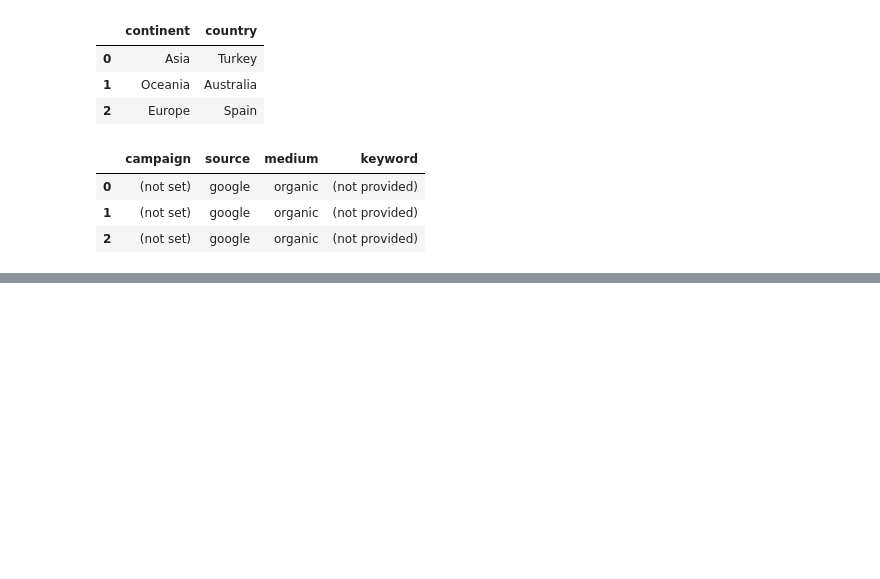
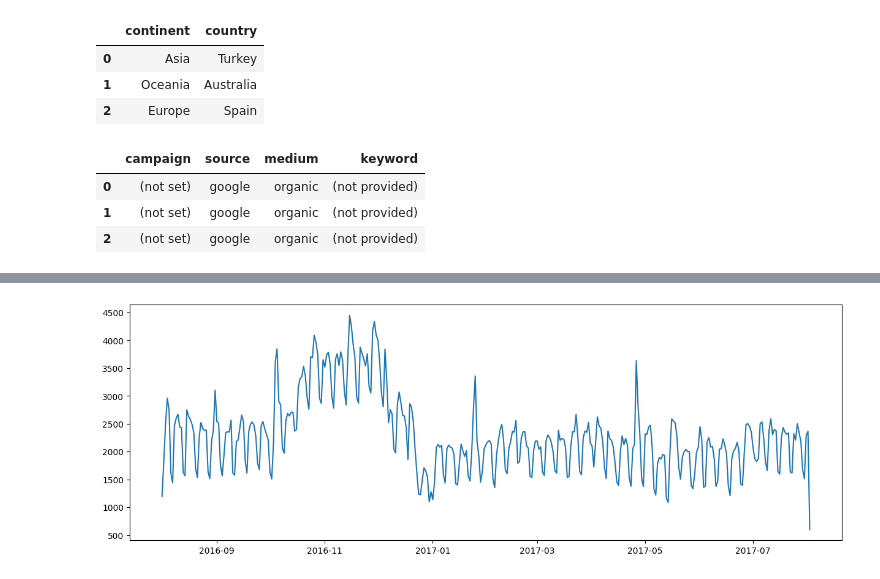
Before and after one commit to DIB-PP/-, a Jupyter notebook: project3_GA4_수경.ipynb, the cells around one changed output, grey strips where cells are left out. Saved outputs shown, nothing was run; the diff lists cells and outputs as text; code cells hidden in the pictures; blank space fills up the shorter version.

```diff
--- a/project3_GA4_수경.ipynb
+++ b/project3_GA4_수경.ipynb
@@ -262,0 +140,5 @@ df3
+# %%
+#transactionrevenue, bounces 결측치 0으로 채우기
+df3['transactionRevenue'] = df3['transactionRevenue'].fillna(0)
+df3['bounces'] = df3['bounces'].fillna(0)
+df3['pageviews'] = df3['pageviews'].fillna(0)
@@ -262,0 +170,7 @@ df3
+# %%
+#totals 파생 컬럼 수치형으로 변경해
+df3['visits'] = df3['visits'].astype(int)
+df3['hits'] = df3['hits'].astype(int)
+df3['pageviews'] = df3['pageviews'].astype(int)
+df3['bounces'] = df3['bounces'].astype(int)
+df3['transactionRevenue'] = df3['transactionRevenue'].astype(int)
@@ -262,0 +196,3 @@ df3
+# %%
+# 2016, 2017년도 따로 추출
+timestamp_day = df3['new_visitStartTime'].dt.date
@@ -262,0 +214,4 @@ df3
+# %%
+#DAU groupby 이용하기
+dau = df3.groupby(timestamp_day)['fullVisitorId'].nunique()
+dau
@@ -262,0 +232,7 @@ df3
+# %%
+#dau 그래프
+plt.figure(figsize=(15, 5))
+plt.plot(dau)
+plt.show()
+# %% [output]
+[figure, added]
```
Also changed, not shown: parts of 33 cells of this notebook.
